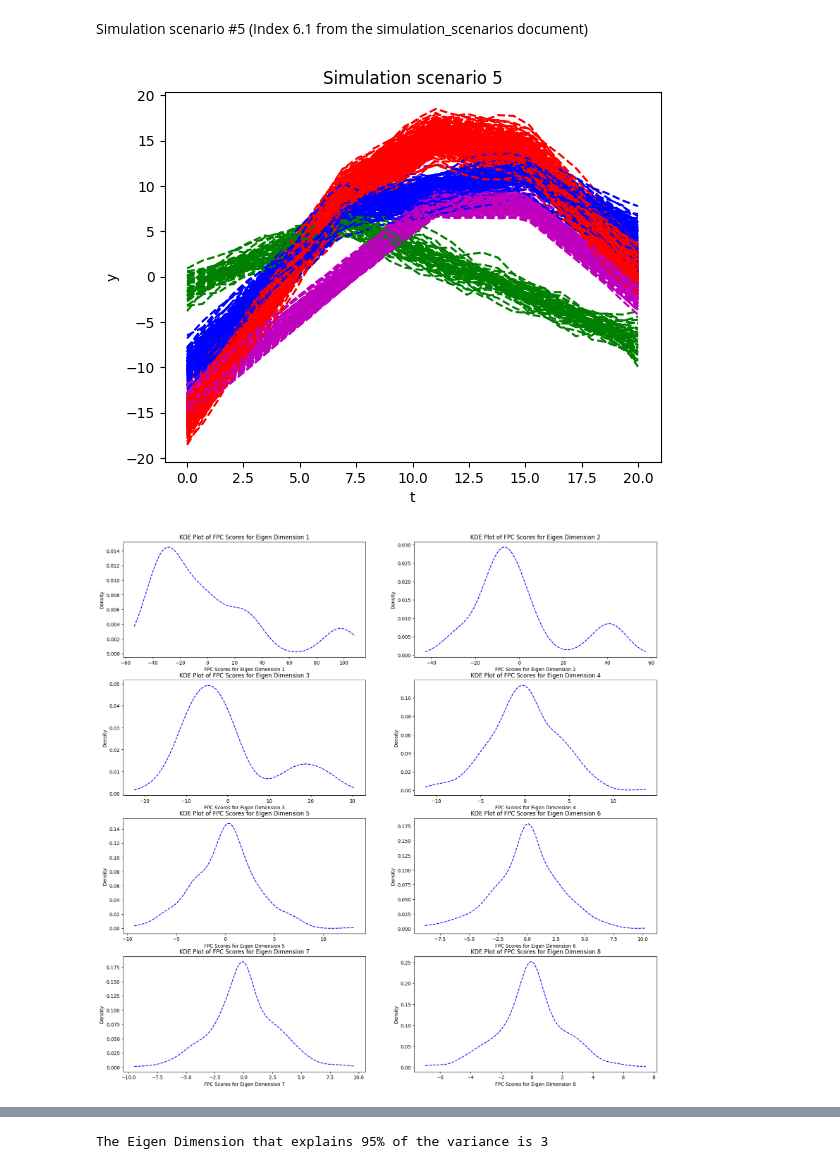
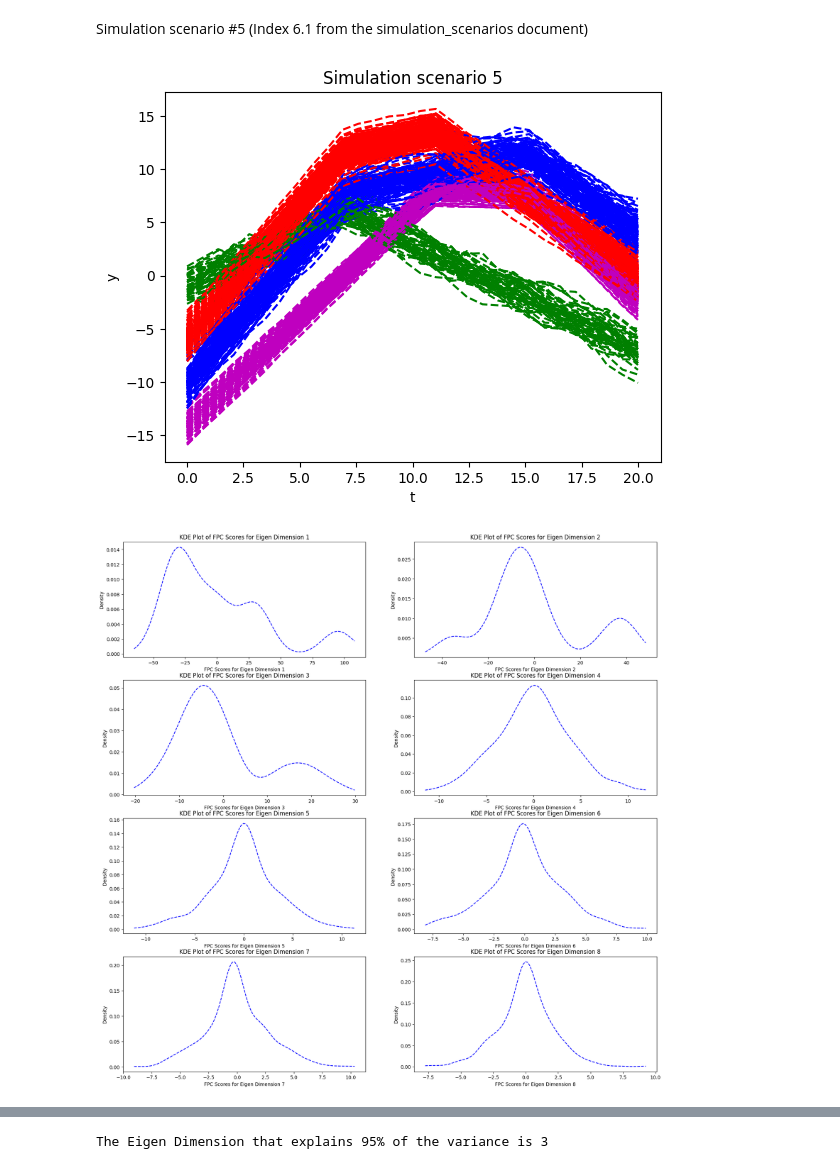
Before and after one commit to Newman251/Thesis-Functional_Data_Ensemble_Clustering_From_FDA, a Jupyter notebook: SimulationScenarios/simulation_scenario5.ipynb, the cells around one changed output, grey strips where cells are left out. Saved outputs shown, nothing was run; the diff lists cells and outputs as text; code cells hidden in the pictures.

```diff
--- a/SimulationScenarios/simulation_scenario5.ipynb
+++ b/SimulationScenarios/simulation_scenario5.ipynb
@@ -35,7 +35,7 @@ mean_curve[1] = np.reshape(6 - np.abs(t - 7), (nb_of_samples))
 mean_curve[2] = np.reshape(6 - np.abs(t - 15), (nb_of_samples))
 
 
-mixture_k = [0.2, 0.5, 0.1, 0.4	]
+mixture_k = [0.2, 0.5, 0.1, 0.4]
 n = 500
 Y = np.zeros((n, len(t)))
 simulation_label = np.zeros(n)
@@ -46,39 +46,39 @@ for i in range(n):
     # find the index of the mixture component
     if r < mixture_k[0]:
         # draw for the first component
-        ys = np.reshape(t/2, (nb_of_samples)) + np.random.multivariate_normal(mean=mean_curve[2], cov=Σ2, size=1) + np.random.multivariate_normal(mean=mean_curve[1], cov=Σ3, size=1) + np.random.normal(0, 0.08, len(t))*np.sqrt(0.1)
+        ys = np.reshape(t/2, (nb_of_samples)) + np.random.multivariate_normal(mean=mean_curve[2], cov=Σ2, size=1) + np.random.multivariate_normal(mean=mean_curve[1], cov=Σ3, size=1) + np.random.normal(0, 0.125, len(t))*np.sqrt(0.1)
         Y[i] = ys
         plt.plot(t, ys[0], linestyle='--', color='b')
         # Remember the label of the component
         simulation_label[i] = 0
     elif r < mixture_k[0] + mixture_k[1]:
         # draw for the first component
-        ys = np.reshape(t/2, (nb_of_samples)) + np.random.multivariate_normal(mean=mean_curve[0], cov=Σ, size=1) + np.random.multivariate_normal(mean=mean_curve[1], cov=Σ2, size=1) + np.random.multivariate_normal(mean=mean_curve[2], cov=Σ3, size=1) + np.random.normal(0, 0.08, len(t))*np.sqrt(0.5)
+        ys = np.reshape(t/2, (nb_of_samples)) + np.random.multivariate_normal(mean=mean_curve[0], cov=Σ, size=1) + np.random.multivariate_normal(mean=mean_curve[1], cov=Σ2, size=1)  + np.random.normal(0, 0.125, len(t))*np.sqrt(0.5)
         Y[i] = ys
         plt.plot(t, ys[0], linestyle='--', color='r')
         # Remember the label of the component
         simulation_label[i] = 1
     elif r < mixture_k[0] + mixture_k[1] + mixture_k[2]:
         # draw for the first component
-        ys = np.random.multivariate_normal(mean=mean_curve[1], cov=Σ3, size=1)+ np.random.normal(0, 0.08, len(t))*np.sqrt(10)
+        ys = np.random.multivariate_normal(mean=mean_curve[1], cov=Σ3, size=1)+ np.random.normal(0, 0.125, len(t))*np.sqrt(10)
         Y[i] = ys
         plt.plot(t, ys[0], linestyle='--', color='g')
         # Remember the label of the component
         simulation_label[i] = 2
     else:
         # draw for the first component
-        ys = np.random.multivariate_normal(mean=mean_curve[0], cov=Σ, size=1) + np.random.multivariate_normal(mean=mean_curve[2], cov=Σ, size=1) + np.random.normal(0, 0.08, len(t))*np.sqrt(0.5)
+        ys = np.random.multivariate_normal(mean=mean_curve[0], cov=Σ, size=1) + np.random.multivariate_normal(mean=mean_curve[2], cov=Σ, size=1) + np.random.normal(0, 0.125, len(t))*np.sqrt(0.5)
         Y[i] = ys
         plt.plot(t, ys[0], linestyle='--', color='m')
         # Remember the label of the component
         simulation_label[i] = 3
 
 plt.title('Simulation scenario 5')
 plt.xlabel('t')
 plt.ylabel('y')
 plt.show()
 # %% [output]
-[figure, old version]
+[figure, new version]
 # %%
 data_smooth, mean, principal_componenets, eigen_functions = functional_data_decomposition (Y, 10, 150)
 
@@ -99,7 +99,7 @@ for i in range(8):
     ax[i//2, i%2].set_ylabel('Density')
 plt.show()
 # %% [output]
-[figure, old version]
+[figure, new version]
 # %%
 variance, ami, ari, v_range = percentage_variation_ami_ari(10, Y, 150, simulation_label, 4)
 plot_percentage_variation_ami_ari(variance, ami, ari, v_range, simulation_label, Y)
```
Also changed, not shown: parts of 1 cell of this notebook, 8 other files.
